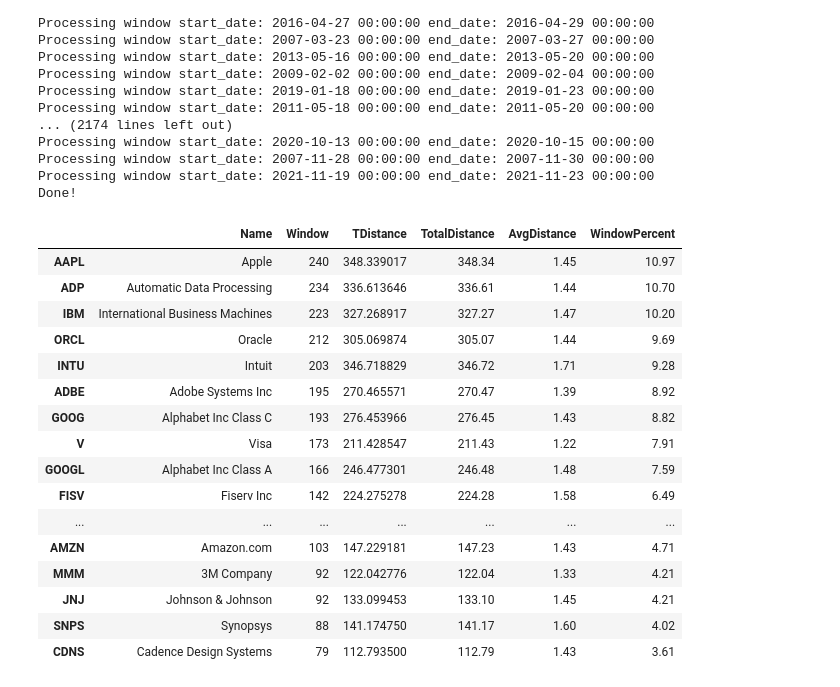
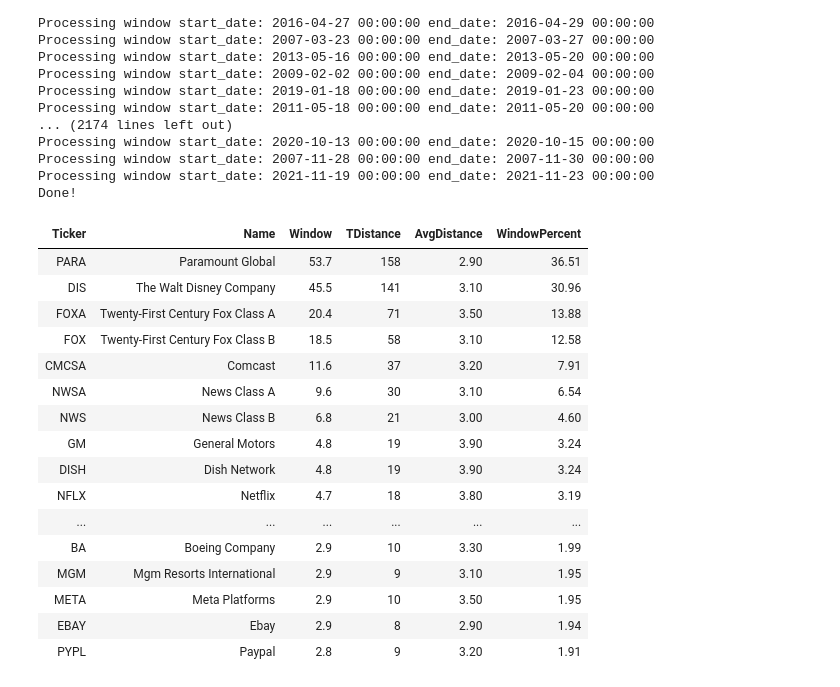
Before and after one commit to bankeiyotaku/stockdata, a Jupyter notebook: comps_lookup.ipynb, the cells around one changed output. Drawn from its saved outputs; the diff is of its cells as text; code cells hidden in the pictures.

Commit message:
comps tool

```diff
--- a/comps_lookup.ipynb
+++ b/comps_lookup.ipynb
@@ -171,21 +213,21 @@ def get_comps( stock_to_lookup, comps_per_frame=3, ignore_cut=False):
 # %%
-comps_df = get_comps("MSFT", 4)
-display(comps_df.head(21))
+comps_df = get_comps("WBD",3)
+display(comps_df)
 # %% [output]
-|  | Name | Window | TDistance | TotalDistance | AvgDistance | WindowPercent |
-| AAPL | Apple | 240 | 348.339017 | 348.34 | 1.45 | 10.97 |
-| ADP | Automatic Data Processing | 234 | 336.613646 | 336.61 | 1.44 | 10.70 |
-| IBM | International Business Machines | 223 | 327.268917 | 327.27 | 1.47 | 10.20 |
-| ORCL | Oracle | 212 | 305.069874 | 305.07 | 1.44 | 9.69 |
-| INTU | Intuit | 203 | 346.718829 | 346.72 | 1.71 | 9.28 |
-| ADBE | Adobe Systems Inc | 195 | 270.465571 | 270.47 | 1.39 | 8.92 |
-| GOOG | Alphabet Inc Class C | 193 | 276.453966 | 276.45 | 1.43 | 8.82 |
-| V | Visa | 173 | 211.428547 | 211.43 | 1.22 | 7.91 |
-| GOOGL | Alphabet Inc Class A | 166 | 246.477301 | 246.48 | 1.48 | 7.59 |
-| FISV | Fiserv Inc | 142 | 224.275278 | 224.28 | 1.58 | 6.49 |
-| ... | ... | ... | ... | ... | ... | ... |
-| AMZN | Amazon.com | 103 | 147.229181 | 147.23 | 1.43 | 4.71 |
-| MMM | 3M Company | 92 | 122.042776 | 122.04 | 1.33 | 4.21 |
-| JNJ | Johnson & Johnson | 92 | 133.099453 | 133.10 | 1.45 | 4.21 |
-| SNPS | Synopsys | 88 | 141.174750 | 141.17 | 1.60 | 4.02 |
-| CDNS | Cadence Design Systems | 79 | 112.793500 | 112.79 | 1.43 | 3.61 |
+| Ticker | Name | Window | TDistance | AvgDistance | WindowPercent |
+| PARA | Paramount Global | 53.7 | 158 | 2.90 | 36.51 |
+| DIS | The Walt Disney Company | 45.5 | 141 | 3.10 | 30.96 |
+| FOXA | Twenty-First Century Fox Class A | 20.4 | 71 | 3.50 | 13.88 |
+| FOX | Twenty-First Century Fox Class B | 18.5 | 58 | 3.10 | 12.58 |
+| CMCSA | Comcast | 11.6 | 37 | 3.20 | 7.91 |
+| NWSA | News Class A | 9.6 | 30 | 3.10 | 6.54 |
+| NWS | News Class B | 6.8 | 21 | 3.00 | 4.60 |
+| GM | General Motors | 4.8 | 19 | 3.90 | 3.24 |
+| DISH | Dish Network | 4.8 | 19 | 3.90 | 3.24 |
+| NFLX | Netflix | 4.7 | 18 | 3.80 | 3.19 |
+| ... | ... | ... | ... | ... | ... |
+| BA | Boeing Company | 2.9 | 10 | 3.30 | 1.99 |
+| MGM | Mgm Resorts International | 2.9 | 9 | 3.10 | 1.95 |
+| META | Meta Platforms | 2.9 | 10 | 3.50 | 1.95 |
+| EBAY | Ebay | 2.9 | 8 | 2.90 | 1.94 |
+| PYPL | Paypal | 2.8 | 9 | 3.20 | 1.91 |
```
Also changed, not shown: parts of 8 cells of this notebook.
